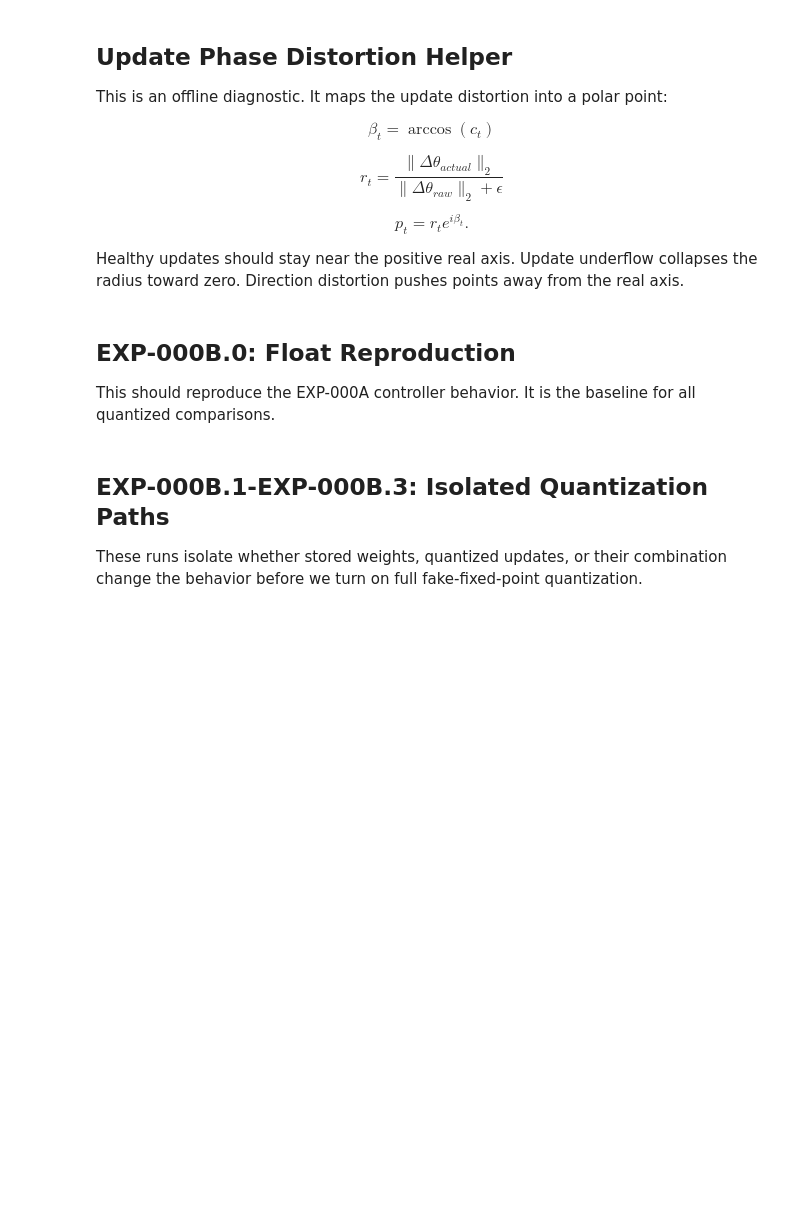
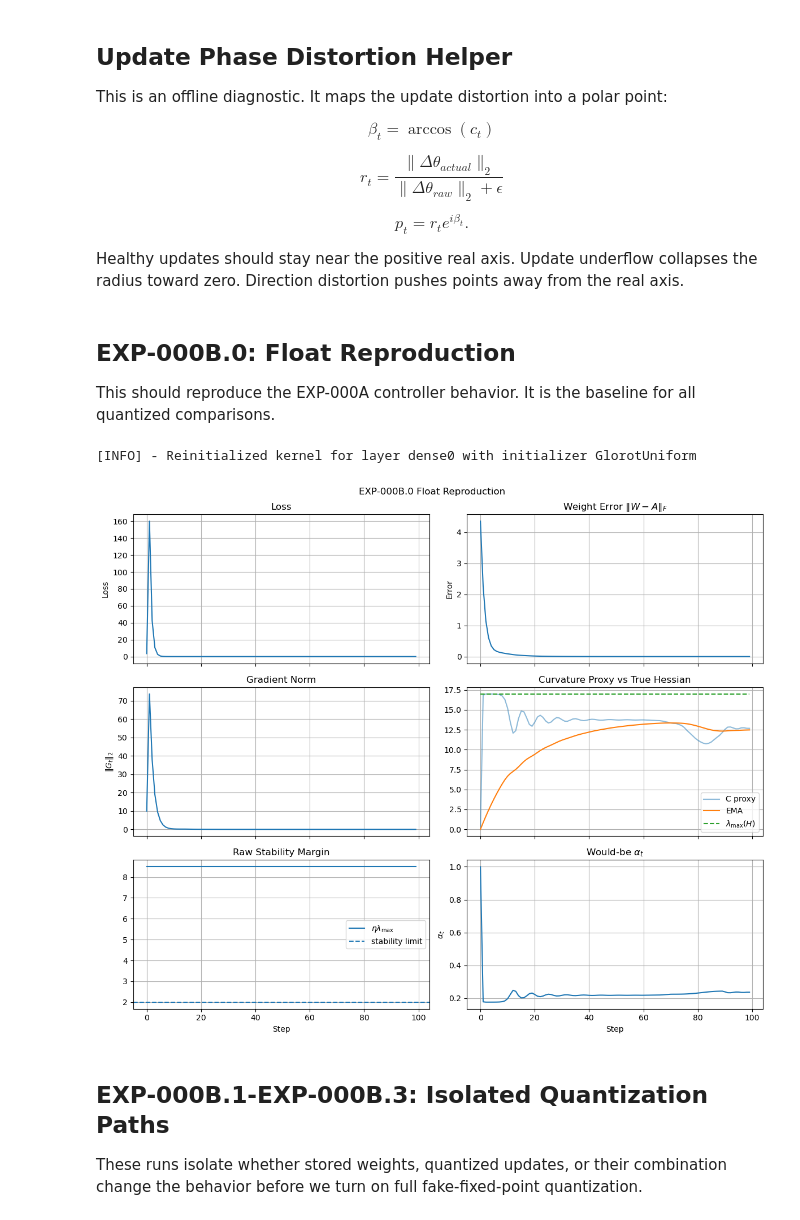
Before and after one commit to manuelblancovalentin/kappa_budgeting, a Jupyter notebook: workspace/ablations/exp_000_global_throttle_sanity/notebooks/exp_000b_global_throttle_qfx_lin1.ipynb, the cells around one changed output. Drawn from its saved outputs; the diff is of its cells as text; code cells hidden in the pictures; blank space fills up the shorter version.

```diff
--- a/workspace/ablations/exp_000_global_throttle_sanity/notebooks/exp_000b_global_throttle_qfx_lin1.ipynb
+++ b/workspace/ablations/exp_000_global_throttle_sanity/notebooks/exp_000b_global_throttle_qfx_lin1.ipynb
@@ -179,8 +235,17 @@ for kind in ["weight_only", "update_only", "weight_update", "full_wide", "full_t
 
 Each run reinitializes the model, performs the nominal warmup, then enters the drifted phase. This mirrors EXP-000A.
 # %%
-def run_warmup_then_drift(label, precision_dict=None, use_controller=True, drift_epochs=100):
+def run_warmup_then_drift(label, precision_dict=None, controller_enabled=True, drift_epochs=100):
     model.reinitialize_weights()
+
+    warmup_metrics = MetricsConfig(
+        profiles=("core", "geometry", "stability", "teacher", "quantization", "controller_bounds"),
+        reference_A=dataset.reference_weight_matrix,
+    )
+    drift_metrics = MetricsConfig(
+        profiles=("core", "geometry", "stability", "teacher", "quantization", "controller_bounds"),
+        reference_A=dataset.reference_weight_matrix / GAMMA,
+    )
 
     h_nom = model.train_instrumented(
         X,
@@ -188,9 +253,8 @@ def run_warmup_then_drift(label, precision_dict=None, use_controller=True, drift
         epochs=20,
         batch_size=len(X),
         learning_rate=ETA,
-        use_controller=False,
-        compute_analytic_hessian=True,
-        reference_A=dataset.reference_weight_matrix,
+        controller=Controller.from_str(None, chi=CHI),
+        metrics=warmup_metrics,
         precision_dict=precision_dict,
     )
 
@@ -200,9 +264,8 @@ def run_warmup_then_drift(label, precision_dict=None, use_controller=True, drift
         epochs=drift_epochs,
         batch_size=len(Xd),
         learning_rate=ETA,
-        use_controller=use_controller,
-        compute_analytic_hessian=True,
-        reference_A=dataset.reference_weight_matrix / GAMMA,
+        controller=Controller.from_str("gt-order-0" if controller_enabled else None, chi=CHI),
+        metrics=drift_metrics,
         precision_dict=precision_dict,
     )
 
@@ -318,11 +381,14 @@ This should reproduce the EXP-000A controller behavior. It is the baseline for a
 # %%
 float_run = run_warmup_then_drift(
     label="float + controller",
     precision_dict=None,
-    use_controller=True,
+    controller_enabled=True,
 )
 
 float_run["drift"].plot_results(title="EXP-000B.0 Float Reproduction")
+# %% [output]
+[INFO] - Reinitialized kernel for layer dense0 with initializer GlorotUniform
+[figure, added]
 # %% [markdown]
 ## EXP-000B.1-EXP-000B.3: Isolated Quantization Paths
 
```
Also changed, not shown: parts of 8 cells of this notebook, 8 other files.
